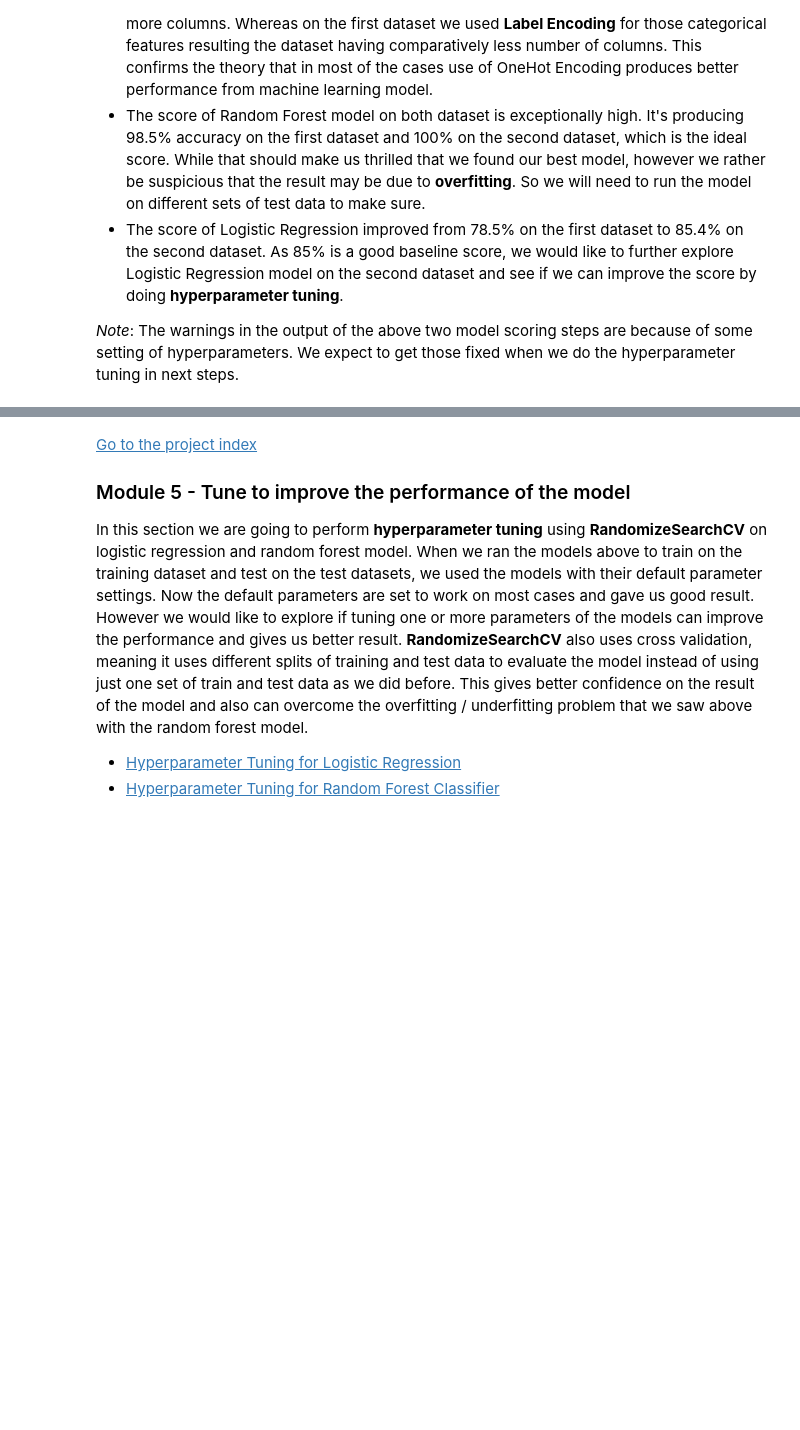
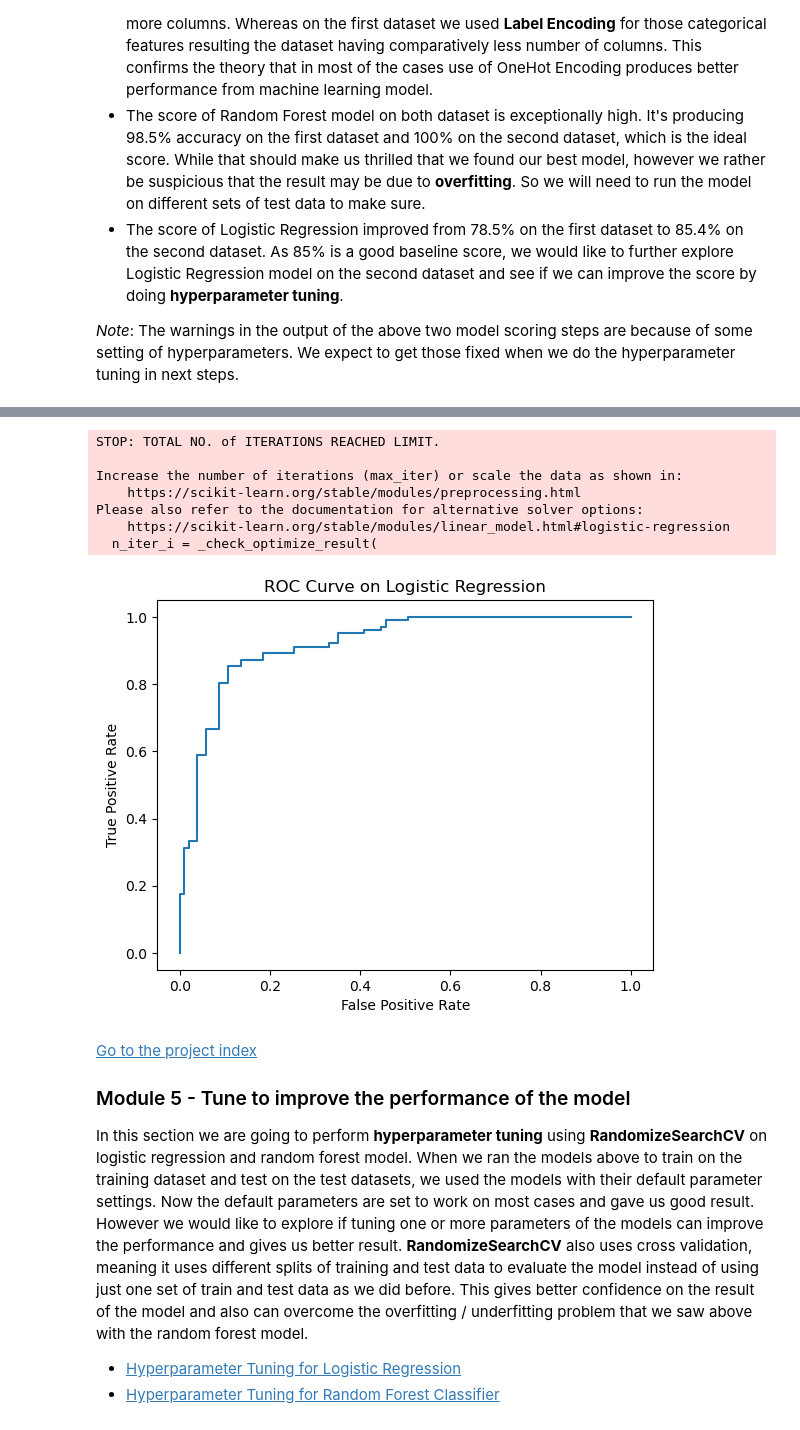
Before and after one commit to GoAshim/Machine-Learning-Classification, a Jupyter notebook: Machine Learning Project - Predict Heart Disease.ipynb, the cells around one changed output, grey strips where cells are left out. Drawn from its saved outputs; the diff is of its cells as text; code cells hidden in the pictures; blank space fills up the shorter version.

```diff
--- a/Machine Learning Project - Predict Heart Disease.ipynb
+++ b/Machine Learning Project - Predict Heart Disease.ipynb
@@ -637,3 +651,30 @@ Please also refer to the documentation for alternative solver options:
+# %%
+# Create a random seed
+np.random.seed(42)
+
+# Create a Logistic Regression model and fit on the test data
+model = LogisticRegression()
+model.fit(X2_train, y2_train)
+
+# Calculate the True and False Positive Rates (TPR & FPR)
+pred_prob = model.predict_proba(X2_test)
+pred_prob = pred_prob[:, 1]
+tpr, fpr, threshold = roc_curve(y2_test, pred_prob)
+
+# Plot the ROC curve on the model
+plt.plot(tpr, fpr)
+plt.ylabel("True Positive Rate")
+plt.xlabel("False Positive Rate")
+plt.title("ROC Curve on Logistic Regression");
+# %% [output]
+STOP: TOTAL NO. of ITERATIONS REACHED LIMIT.
+
+Increase the number of iterations (max_iter) or scale the data as shown in:
+    https://scikit-learn.org/stable/modules/preprocessing.html
+Please also refer to the documentation for alternative solver options:
+    https://scikit-learn.org/stable/modules/linear_model.html#logistic-regression
+  n_iter_i = _check_optimize_result(
+[figure, added]
 # %% [markdown]
 [Go to the project index](#p)
 
```
Also changed, not shown: parts of 4 cells of this notebook.
